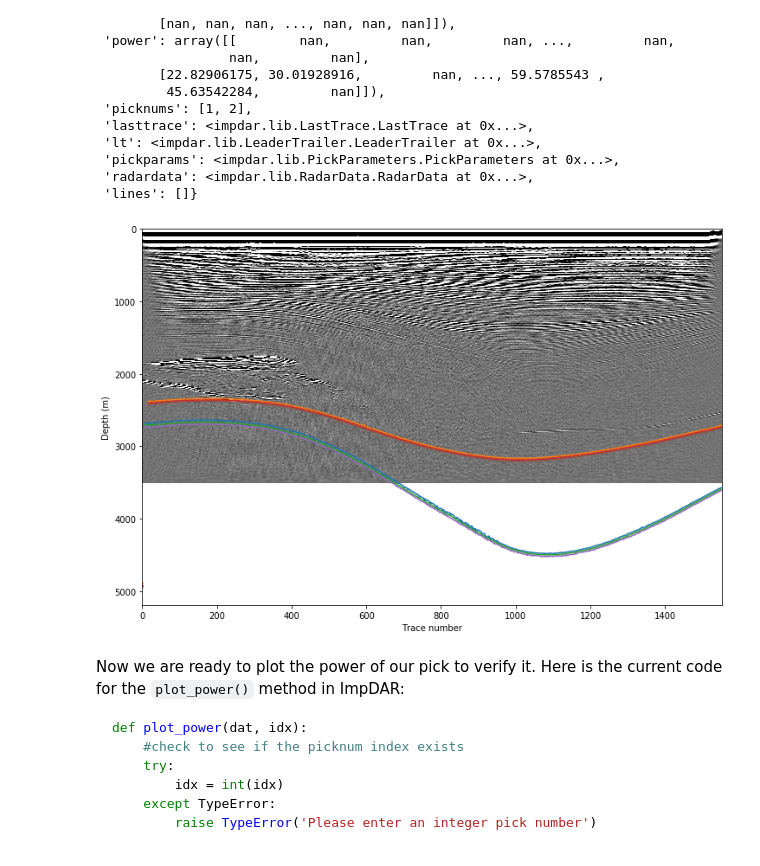
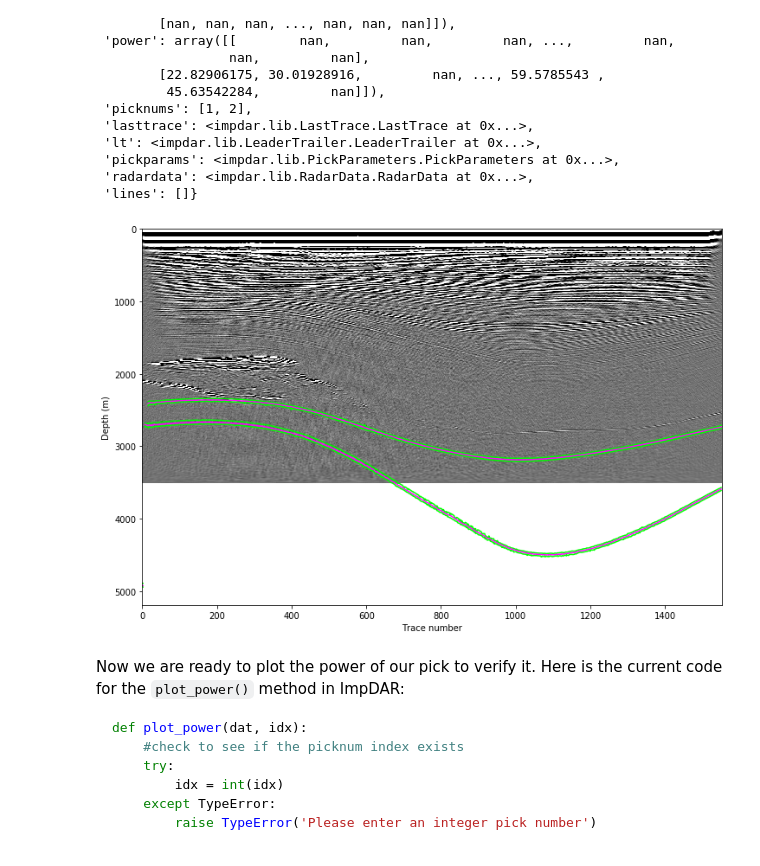
Before and after one commit to Jakidxav/ImpDAR_tutorials, a Jupyter notebook: plot_power/impdar_plot_power.ipynb, the cells around one changed output. Drawn from its saved outputs; the diff is of its cells as text; code cells hidden in the pictures.

Commit message:
testing example given in docs for plotting picks over radargram

```diff
--- a/plot_power/impdar_plot_power.ipynb
+++ b/plot_power/impdar_plot_power.ipynb
@@ -108,19 +123,20 @@ vars(dat.picks)
  'radardata': <impdar.lib.RadarData.RadarData at 0x...>,
  'lines': []}
 # %%
-plot.plot_radargram(herc_dat, ydat='depth')
-plt.plot(dat.trace_num, dat.picks.samp1[0])
-plt.plot(dat.trace_num, dat.picks.samp1[1])
+plot.plot_radargram(dat, ydat='depth')
 
-plt.plot(dat.trace_num, dat.picks.samp2[0])
-plt.plot(dat.trace_num, dat.picks.samp2[1])
+plt.plot(dat.trace_num, dat.picks.samp1[0], color='lime')
+plt.plot(dat.trace_num, dat.picks.samp1[1], color='lime')
 
-plt.plot(dat.trace_num, dat.picks.samp3[0])
-plt.plot(dat.trace_num, dat.picks.samp3[1])
+plt.plot(dat.trace_num, dat.picks.samp2[0], color='magenta')
+plt.plot(dat.trace_num, dat.picks.samp2[1], color='magenta')
+
+plt.plot(dat.trace_num, dat.picks.samp3[0], color='lime')
+plt.plot(dat.trace_num, dat.picks.samp3[1], color='lime')
 
 plt.show()
 # %% [output]
-[figure, old version]
+[figure, new version]
 # %% [markdown]
 Now we are ready to plot the power of our pick to verify it. Here is the current code for the `plot_power()` method in ImpDAR:
 
```
Also changed, not shown: parts of 4 cells of this notebook.
